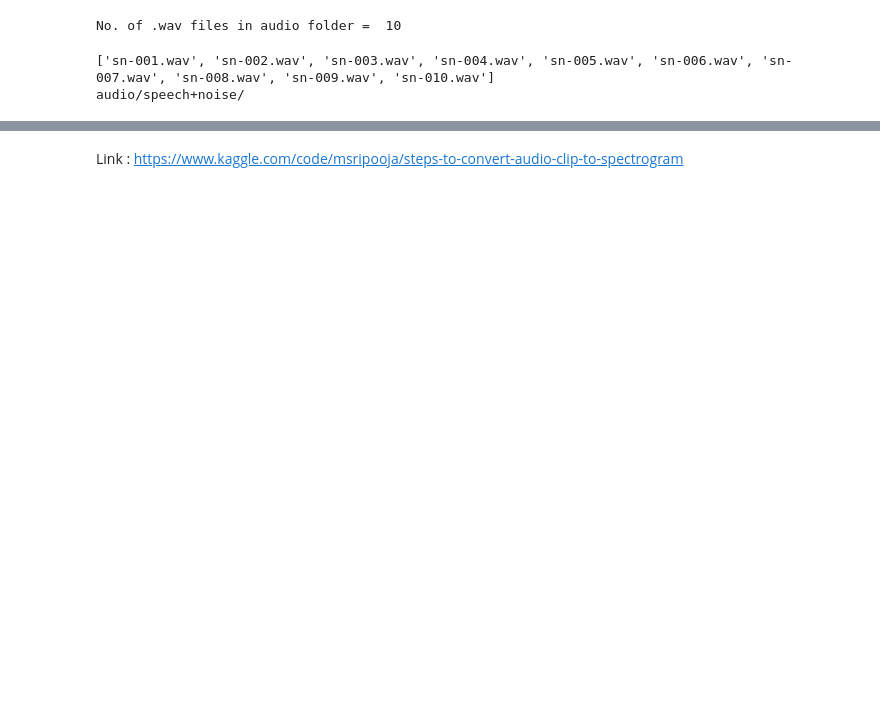
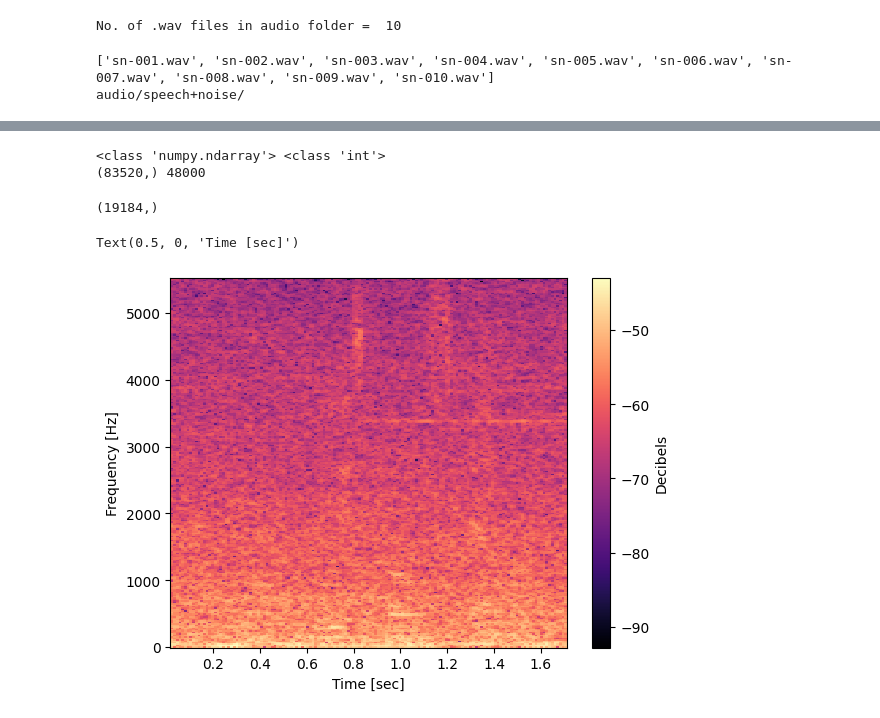
Before and after one commit to echa548/Speech-enhancement-through-a-CNN-driven-codebook-GAN, a Jupyter notebook: Model/Convert audio to spectrogram/convert.ipynb, the cells around one changed output, grey strips where cells are left out. Drawn from its saved outputs; the diff is of its cells as text; code cells hidden in the pictures; blank space fills up the shorter version.

Commit message:
Spectrogram on ipynb with stereo

```diff
--- a/Model/Convert audio to spectrogram/convert.ipynb
+++ b/Model/Convert audio to spectrogram/convert.ipynb
@@ -53,2 +32,46 @@ plt.colorbar()
-# %% [markdown]
-Link : https://www.kaggle.com/code/msripooja/steps-to-convert-audio-clip-to-spectrogram
+# %%
+samplerate, data = wavfile.read(audio_fpath + audio_clips[0])
+print(type(data), type(samplerate))
+print(data.shape, samplerate)
+# %% [output]
+<class 'numpy.ndarray'> <class 'int'>
+(83520,) 48000
+# %%
+Fs1 = samplerate
+Fs2 = 11025
+N = len(data)
+total_time = (N-1)/Fs1
+Max_Signal_Frequency =Fs2/2
+New_sample_amount = math.ceil(Fs2*total_time)
+Stereo = np.zeros(New_sample_amount)
+Left_channel = data[:]
+# %%
+def butter_lowpass(cutoff, fs, order=5):
+    return butter(order, cutoff, fs=fs, btype='low', analog=False)
+
+def butter_lowpass_filter(data, cutoff, fs, order=5):
+    b, a = butter_lowpass(cutoff, fs, order=order)
+    y = lfilter(b, a, data)
+    return y
+# %%
+Original_signal = data[:]
+
+Anti_Aliased_signal = np.array(butter_lowpass_filter(Original_signal,Max_Signal_Frequency-1,Fs1))
+Down_sampled_signal = np.array(sps.resample(Anti_Aliased_signal,New_sample_amount))
+
+Stereo = Down_sampled_signal
+
+print(np.shape(Stereo))
+Stereo= Stereo.transpose()
+# %% [output]
+(19184,)
+# %%
+#Change directories as required
+f, t, Lxx = signal.spectrogram(x = Stereo, fs = Fs2, window = 'hann',nperseg = 512,noverlap = 384,nfft = 512,detrend='constant', return_onesided=True, scaling='density', axis=-1, mode='magnitude')
+plt.pcolormesh(t, f, 10 * np.log10(Lxx), cmap ='magma')
+plt.colorbar(label='Decibels')
+plt.ylabel('Frequency [Hz]')
+plt.xlabel('Time [sec]')
+# %% [output]
+Text(0.5, 0, 'Time [sec]')
+[figure, added]
```
Also changed, not shown: parts of 6 cells of this notebook, 4 other files.
